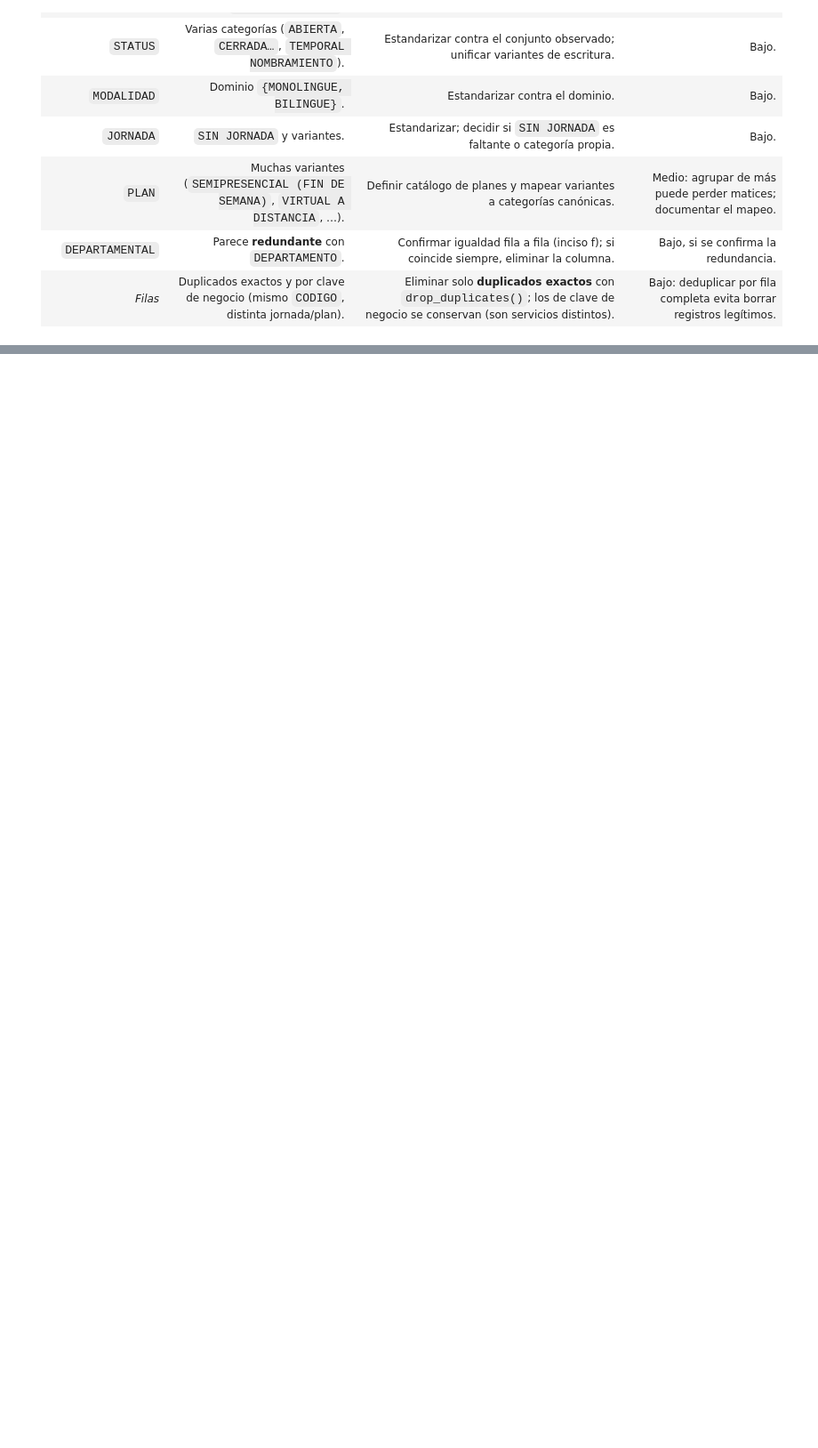
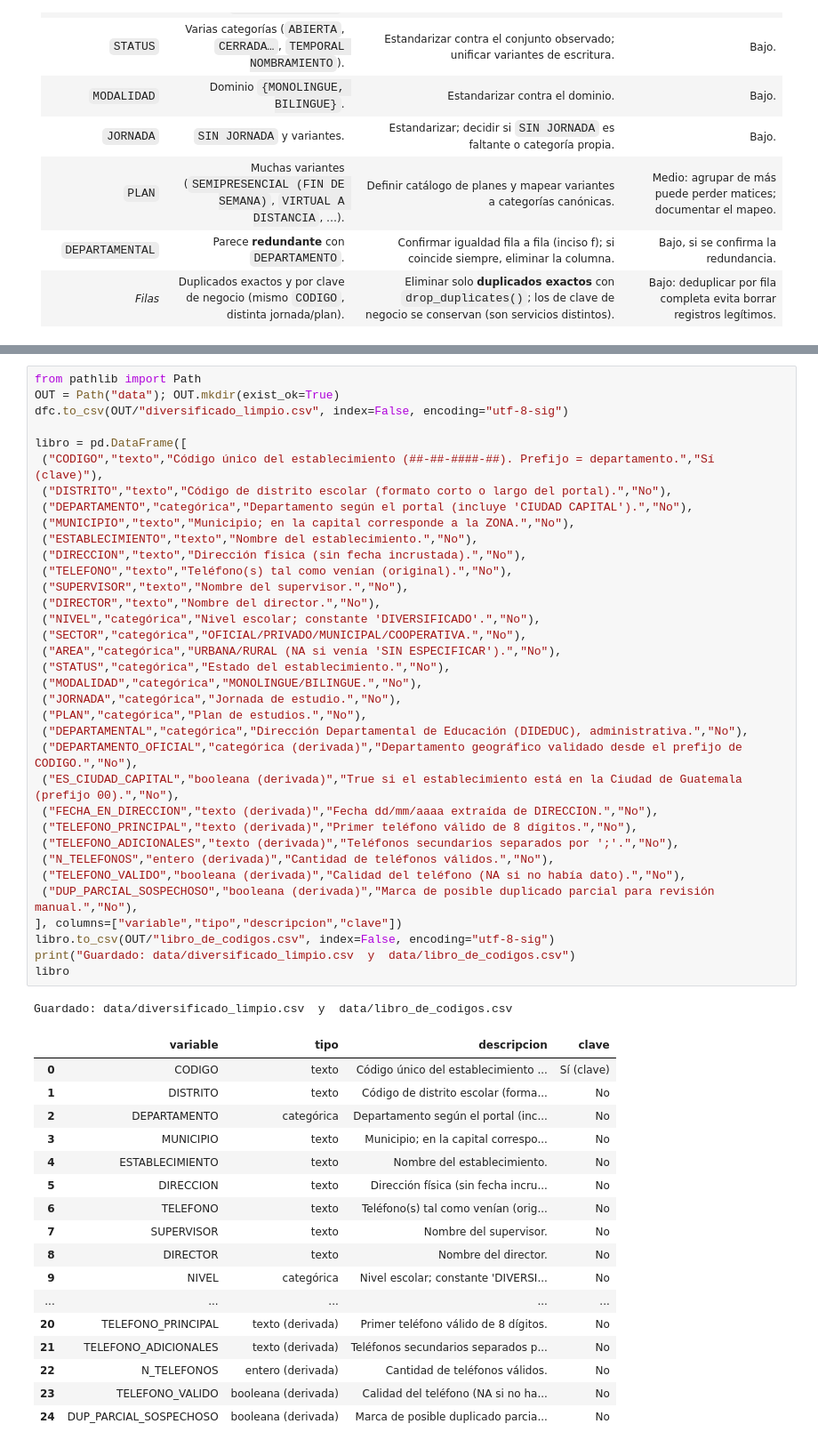
Before and after one commit to djuarez-2017510/Proyecto1_DataScience, a Jupyter notebook: Limpieza.ipynb, the cells around one changed output, grey strips where cells are left out. Shown at 89% size. Cells and saved outputs as stored; diff of their text form; blank space fills up the shorter version.

```diff
--- a/Limpieza.ipynb
+++ b/Limpieza.ipynb
@@ -411,0 +841,54 @@ Para cada variable: **problema** encontrado, **regla** de corrección (y por qu
+# %%
+from pathlib import Path
+OUT = Path("data"); OUT.mkdir(exist_ok=True)
+dfc.to_csv(OUT/"diversificado_limpio.csv", index=False, encoding="utf-8-sig")
+
+libro = pd.DataFrame([
+ ("CODIGO","texto","Código único del establecimiento (##-##-####-##). Prefijo = departamento.","Sí (clave)"),
+ ("DISTRITO","texto","Código de distrito escolar (formato corto o largo del portal).","No"),
+ ("DEPARTAMENTO","categórica","Departamento según el portal (incluye 'CIUDAD CAPITAL').","No"),
+ ("MUNICIPIO","texto","Municipio; en la capital corresponde a la ZONA.","No"),
+ ("ESTABLECIMIENTO","texto","Nombre del establecimiento.","No"),
+ ("DIRECCION","texto","Dirección física (sin fecha incrustada).","No"),
+ ("TELEFONO","texto","Teléfono(s) tal como venían (original).","No"),
+ ("SUPERVISOR","texto","Nombre del supervisor.","No"),
+ ("DIRECTOR","texto","Nombre del director.","No"),
+ ("NIVEL","categórica","Nivel escolar; constante 'DIVERSIFICADO'.","No"),
+ ("SECTOR","categórica","OFICIAL/PRIVADO/MUNICIPAL/COOPERATIVA.","No"),
+ ("AREA","categórica","URBANA/RURAL (NA si venía 'SIN ESPECIFICAR').","No"),
+ ("STATUS","categórica","Estado del establecimiento.","No"),
+ ("MODALIDAD","categórica","MONOLINGUE/BILINGUE.","No"),
+ ("JORNADA","categórica","Jornada de estudio.","No"),
+ ("PLAN","categórica","Plan de estudios.","No"),
+ ("DEPARTAMENTAL","categórica","Dirección Departamental de Educación (DIDEDUC), administrativa.","No"),
+ ("DEPARTAMENTO_OFICIAL","categórica (derivada)","Departamento geográfico validado desde el prefijo de CODIGO.","No"),
+ ("ES_CIUDAD_CAPITAL","booleana (derivada)","True si el establecimiento está en la Ciudad de Guatemala (prefijo 00).","No"),
+ ("FECHA_EN_DIRECCION","texto (derivada)","Fecha dd/mm/aaaa extraída de DIRECCION.","No"),
+ ("TELEFONO_PRINCIPAL","texto (derivada)","Primer teléfono válido de 8 dígitos.","No"),
+ ("TELEFONO_ADICIONALES","texto (derivada)","Teléfonos secundarios separados por ';'.","No"),
+ ("N_TELEFONOS","entero (derivada)","Cantidad de teléfonos válidos.","No"),
+ ("TELEFONO_VALIDO","booleana (derivada)","Calidad del teléfono (NA si no había dato).","No"),
+ ("DUP_PARCIAL_SOSPECHOSO","booleana (derivada)","Marca de posible duplicado parcial para revisión manual.","No"),
+], columns=["variable","tipo","descripcion","clave"])
+libro.to_csv(OUT/"libro_de_codigos.csv", index=False, encoding="utf-8-sig")
+print("Guardado: data/diversificado_limpio.csv  y  data/libro_de_codigos.csv")
+libro
+# %% [output]
+Guardado: data/diversificado_limpio.csv  y  data/libro_de_codigos.csv
+|  | variable | tipo | descripcion | clave |
+| 0 | CODIGO | texto | Código único del establecimiento ... | Sí (clave) |
+| 1 | DISTRITO | texto | Código de distrito escolar (forma... | No |
+| 2 | DEPARTAMENTO | categórica | Departamento según el portal (inc... | No |
+| 3 | MUNICIPIO | texto | Municipio; en la capital correspo... | No |
+| 4 | ESTABLECIMIENTO | texto | Nombre del establecimiento. | No |
+| 5 | DIRECCION | texto | Dirección física (sin fecha incru... | No |
+| 6 | TELEFONO | texto | Teléfono(s) tal como venían (orig... | No |
+| 7 | SUPERVISOR | texto | Nombre del supervisor. | No |
+| 8 | DIRECTOR | texto | Nombre del director. | No |
+| 9 | NIVEL | categórica | Nivel escolar; constante 'DIVERSI... | No |
+| ... | ... | ... | ... | ... |
+| 20 | TELEFONO_PRINCIPAL | texto (derivada) | Primer teléfono válido de 8 dígitos. | No |
+| 21 | TELEFONO_ADICIONALES | texto (derivada) | Teléfonos secundarios separados p... | No |
+| 22 | N_TELEFONOS | entero (derivada) | Cantidad de teléfonos válidos. | No |
+| 23 | TELEFONO_VALIDO | booleana (derivada) | Calidad del teléfono (NA si no ha... | No |
+| 24 | DUP_PARCIAL_SOSPECHOSO | booleana (derivada) | Marca de posible duplicado parcia... | No |
```
Also changed, not shown: parts of 29 cells of this notebook, 3 other files.
